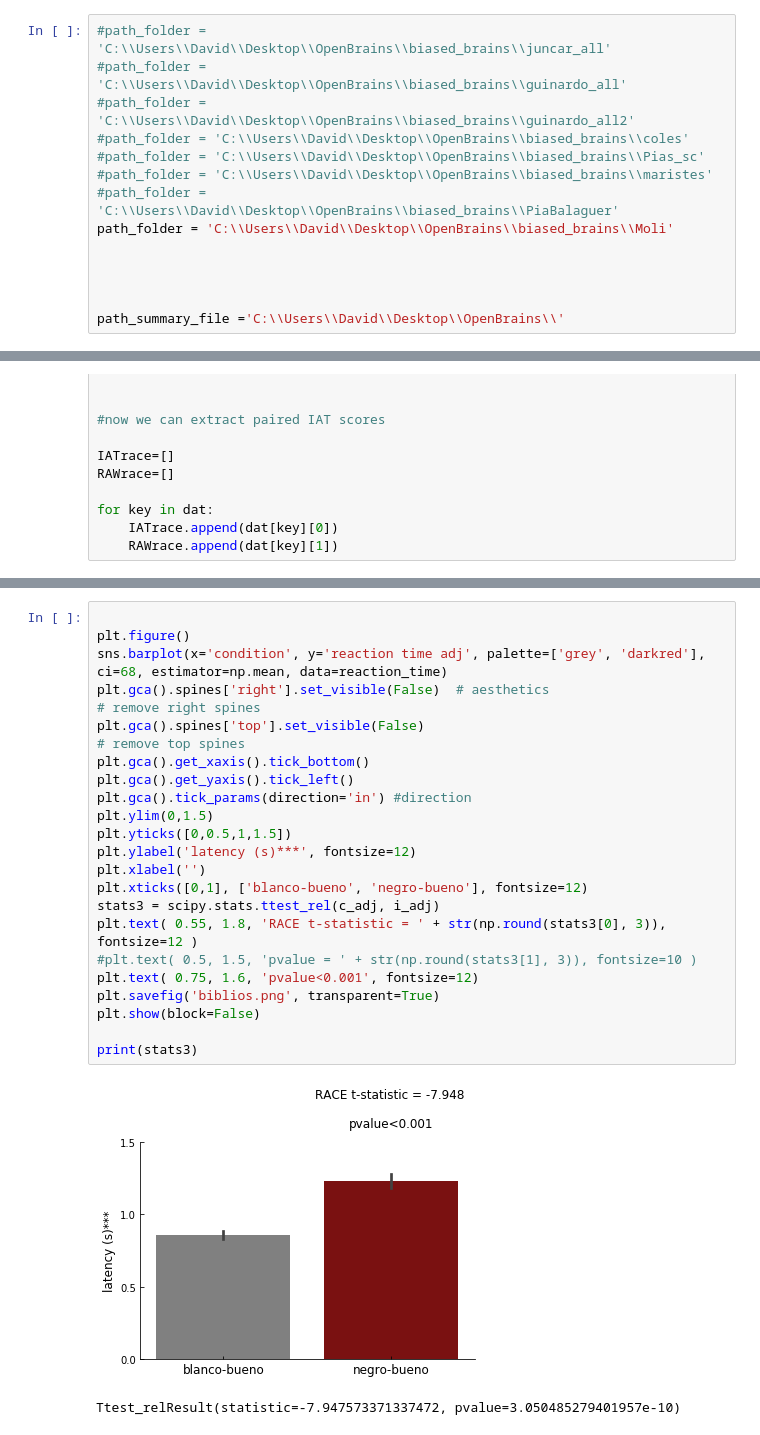
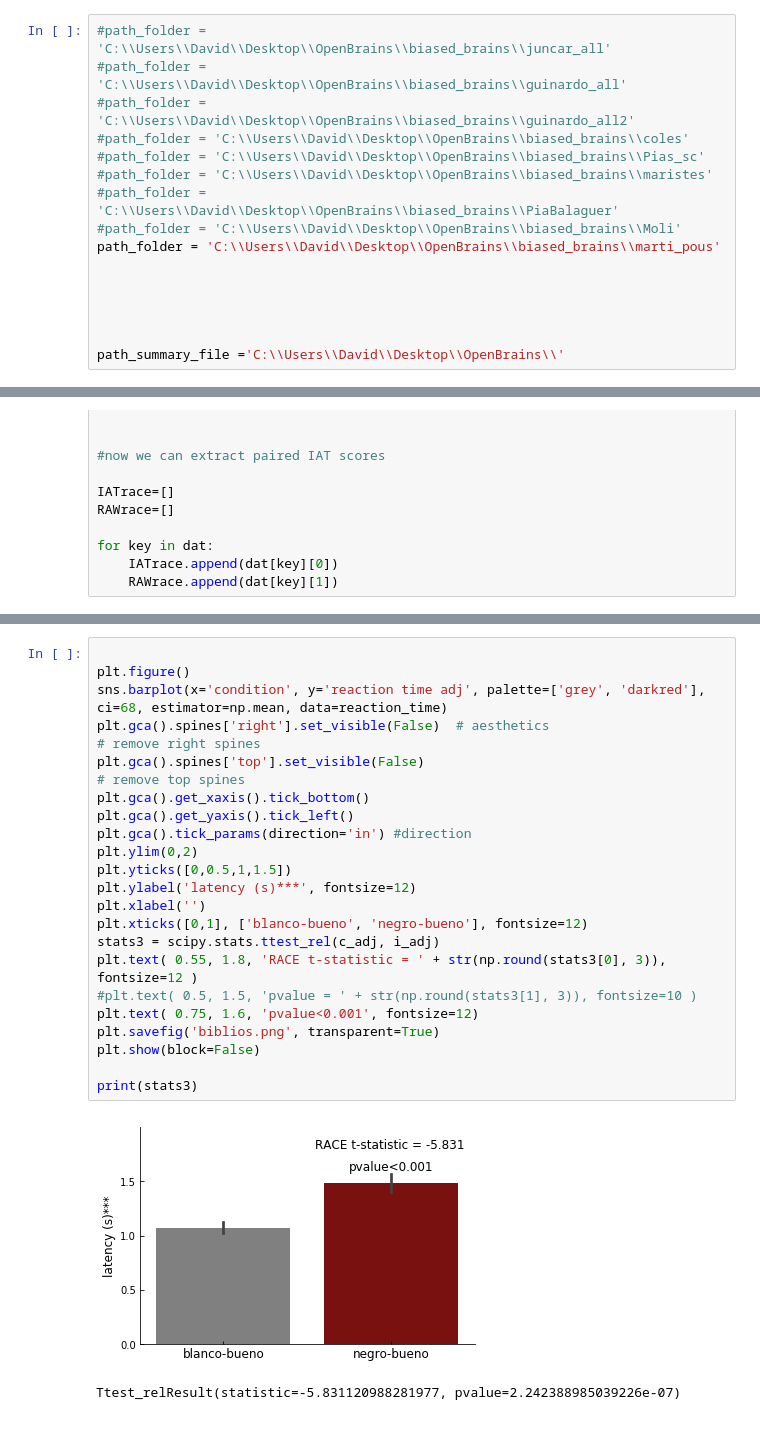
Before and after one commit to davidbestue/OpenBrains, a Jupyter notebook: IAT/analysis_corrected.ipynb, the cells around one changed output, grey strips where cells are left out. Cells and saved outputs as stored; diff of their text form.

```diff
--- a/IAT/analysis_corrected.ipynb
+++ b/IAT/analysis_corrected.ipynb
@@ -16,7 +16,9 @@ import csv
 #path_folder = 'C:\\Users\\David\\Desktop\\OpenBrains\\biased_brains\\Pias_sc'
 #path_folder = 'C:\\Users\\David\\Desktop\\OpenBrains\\biased_brains\\maristes'
 #path_folder = 'C:\\Users\\David\\Desktop\\OpenBrains\\biased_brains\\PiaBalaguer'
-path_folder = 'C:\\Users\\David\\Desktop\\OpenBrains\\biased_brains\\Moli'
+#path_folder = 'C:\\Users\\David\\Desktop\\OpenBrains\\biased_brains\\Moli'
+path_folder = 'C:\\Users\\David\\Desktop\\OpenBrains\\biased_brains\\marti_pous'
+
 
 
 
@@ -298,25 +300,25 @@ Ttest_relResult(statistic=-7.624116865350131, pvalue=9.318462339052882e-10)
 # %%
 
 plt.figure()
 sns.barplot(x='condition', y='reaction time adj', palette=['grey', 'darkred'], ci=68, estimator=np.mean, data=reaction_time)
 plt.gca().spines['right'].set_visible(False)  # aesthetics                                                                              # remove right spines
 plt.gca().spines['top'].set_visible(False)                                                                                  # remove top spines
 plt.gca().get_xaxis().tick_bottom()
 plt.gca().get_yaxis().tick_left()
 plt.gca().tick_params(direction='in') #direction
-plt.ylim(0,1.5)
+plt.ylim(0,2)
 plt.yticks([0,0.5,1,1.5])
 plt.ylabel('latency (s)***', fontsize=12)
 plt.xlabel('')
 plt.xticks([0,1], ['blanco-bueno', 'negro-bueno'], fontsize=12)
 stats3 = scipy.stats.ttest_rel(c_adj, i_adj)
 plt.text( 0.55, 1.8, 'RACE t-statistic = ' + str(np.round(stats3[0], 3)), fontsize=12 )
 #plt.text( 0.5, 1.5, 'pvalue = ' + str(np.round(stats3[1], 3)), fontsize=10 )
 plt.text( 0.75, 1.6, 'pvalue<0.001', fontsize=12)
 plt.savefig('biblios.png', transparent=True)
 plt.show(block=False)
 
 print(stats3)
 # %% [output]
-[figure, old version]
+[figure, new version]
-Ttest_relResult(statistic=-7.947573371337472, pvalue=3.050485279401957e-10)
+Ttest_relResult(statistic=-5.831120988281977, pvalue=2.242388985039226e-07)
```
Also changed, not shown: parts of 3 cells of this notebook, 9 other files.
